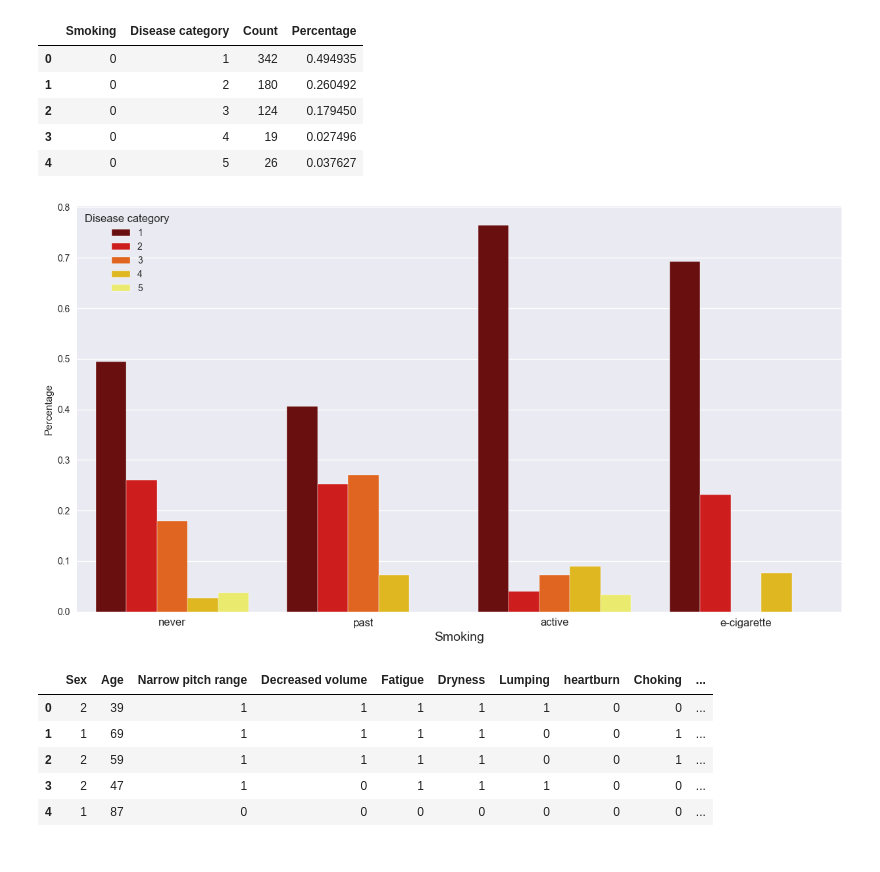
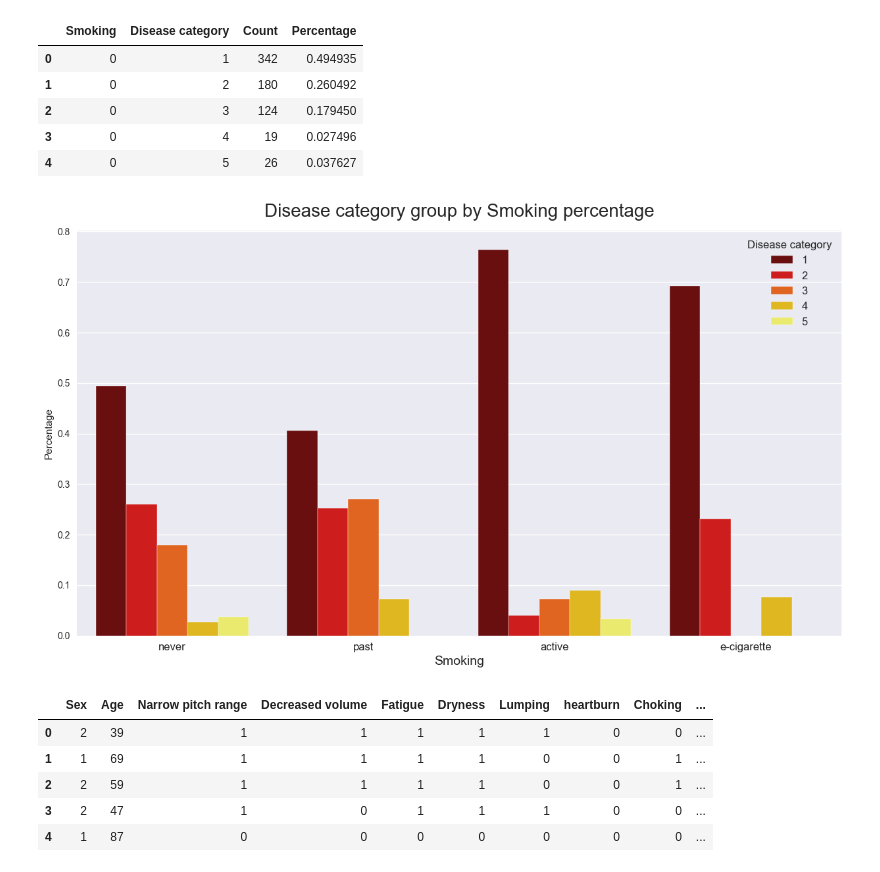
Before and after one commit to LittleFish-Coder/multimodal-pathological-voice-classification-competition, a Jupyter notebook: eda.ipynb, the cells around one changed output. Saved outputs shown, nothing was run; the diff lists cells and outputs as text; code cells hidden in the pictures.

```diff
--- a/eda.ipynb
+++ b/eda.ipynb
@@ -291,17 +294,20 @@ dtype: int64
 # %%
 # group by smoke percentage and disease category
 plt.style.use("seaborn")
 
 fig, ax = plt.subplots(figsize=(15, 8))
 sns.barplot(x="Smoking", y="Percentage", hue="Disease category", data=df_grouped, palette="hot")
 ax.set_xlabel("Smoking", fontsize=14)
 # Customize x-axis tick labels
 ax.set_xticklabels(['never', 'past', 'active', 'e-cigarette'], fontsize=12)
 # Additional customization options can be added here
+ax.legend(loc='upper right', bbox_to_anchor=(1, 1), title="Disease category", fontsize=12)
+plt.title("Disease category group by Smoking percentage", fontsize=20, y=1.02)
+
 
 plt.show()
 # %% [output]
-[figure, old version]
+[figure, new version]
 # %%
 # before calculate the correlation, we need to delete the categorical data
 df.drop(labels=['ID'], axis=1, inplace=True)
```
Also changed, not shown: parts of 5 cells of this notebook, 16 other files.
